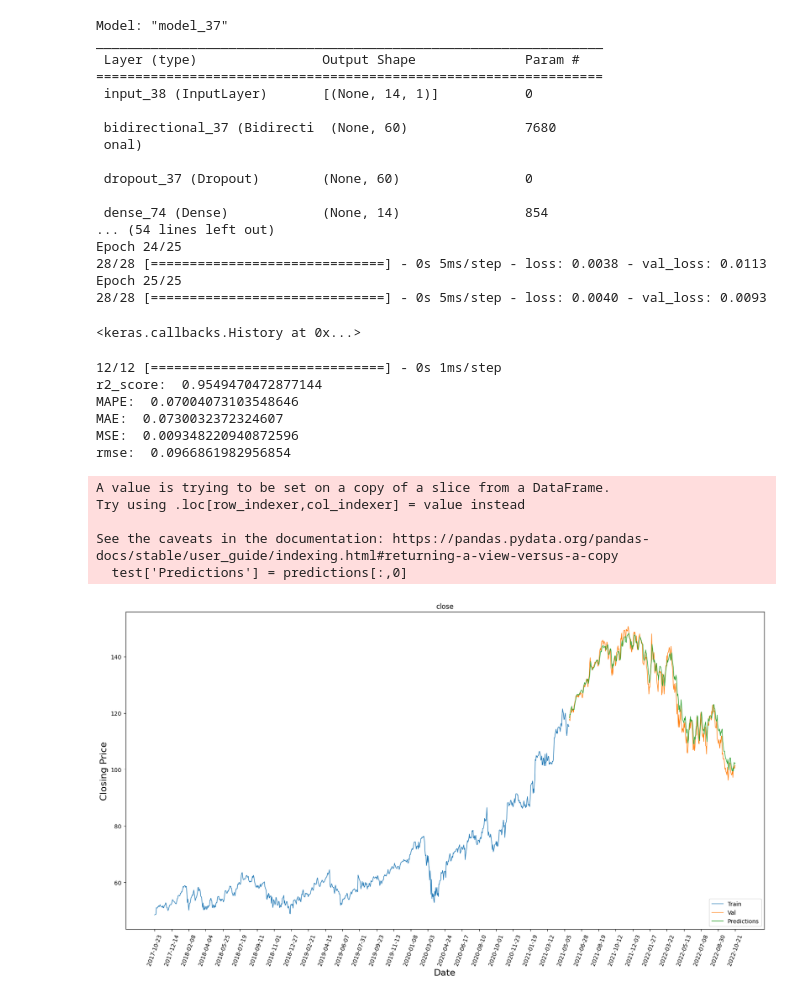
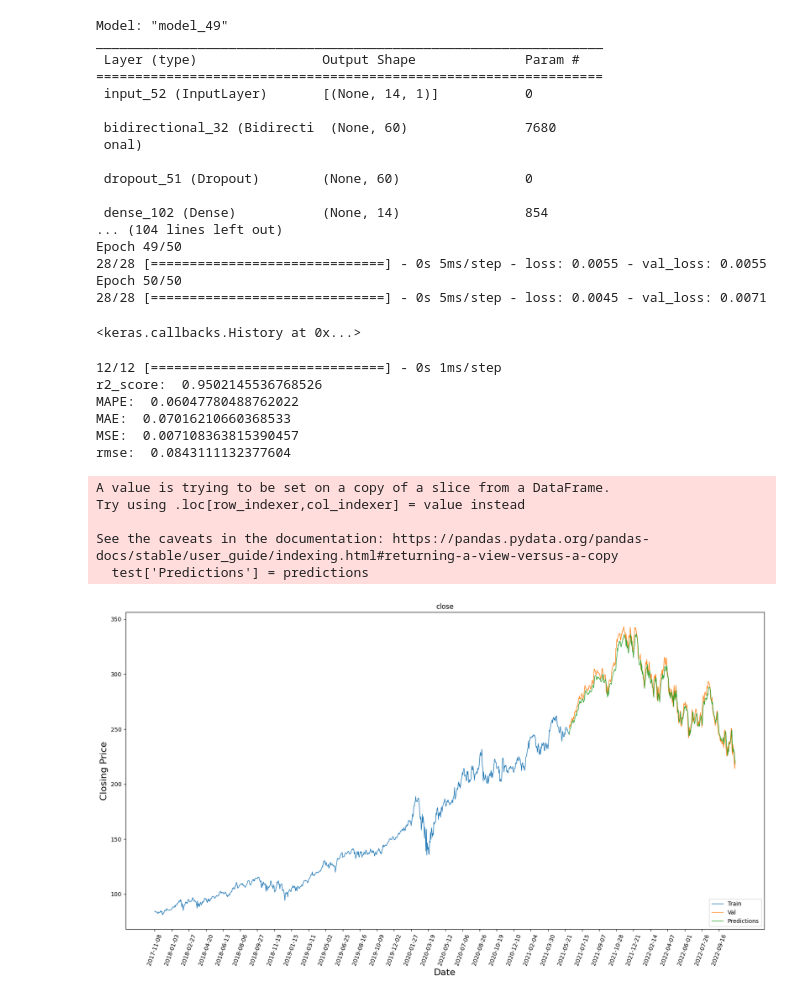
Before and after one commit to limaniner420/PriceActionPredict-ML-DL, a Jupyter notebook: LSTM.ipynb, the cells around one changed output. Cells and saved outputs as stored; diff of their text form; code cells hidden in the pictures.

```diff
--- a/LSTM.ipynb
+++ b/LSTM.ipynb
@@ -11,7 +11,7 @@ from sklearn.metrics import mean_absolute_percentage_error, r2_score, mean_absol
 from sklearn.preprocessing import StandardScaler
 # %%
 file = pd.read_json("data.json")
-data = pd.DataFrame(file['GOOG']['chart'])
+data = pd.DataFrame(file['MSFT']['chart'])
 data.set_index('date',inplace = True)
 data = data.filter(['close'])
 data_len = len(data.values)
@@ -21,14 +21,16 @@ scaler = StandardScaler()
 scaled_data = scaler.fit_transform(data.values)
 test_size = 360
 window = 14
+
 train_data = scaled_data[0:data_len-test_size-window,:]
 x_train = []
 y_train = []
+
 for i in range(window, len(train_data)):
   x_train.append(train_data[i-window:i, :])
   y_train.append(train_data[i, :])
+
 x_train, y_train = np.array(x_train), np.array(y_train)
-x_train = np.reshape(x_train, (x_train.shape[0], x_train.shape[1], feature))
 test_data = scaled_data[data_len-(window+test_size):data_len,:]
 x_test = []
 y_test = []
@@ -37,40 +39,40 @@ for i in range(window, len(test_data)):
   y_test.append(test_data[i, :])
 
 x_test,y_test = np.array(x_test), np.array(y_test)
-x_test = np.reshape(x_test, (x_test.shape[0], x_test.shape[1], feature))
 # %%
 learning_rate = 0.03
-input_model = Input(shape=(window, 1))
+input_model = Input(shape=(window, feature))
 dropout_layer = Dropout(0.2)
 Dense_window = Dense(window)
 Dense_feature = Dense(1)
-LSTM_MODEL = Bidirectional(LSTM(30,activation='tanh'), input_shape=(x_train.shape[1], 1))
+LSTM_MODEL = Bidirectional(LSTM(30,activation='tanh'))
 output_layer1 = LSTM_MODEL(input_model)
 output_layer2 = dropout_layer(output_layer1)
 output_layer3 = Dense_window(output_layer2 )
 output = Dense_feature(output_layer3)
 model = Model(input_model,output)
+
 model.summary()
 model.compile(optimizer = keras.optimizers.Adam(learning_rate=learning_rate), loss='mean_squared_error')
-model.fit(x_train,y_train,validation_data=(x_test,y_test),verbose=1,epochs=25)
+model.fit(x_train,y_train,validation_data=(x_test,y_test),epochs=50)
 # %% [output]
-Model: "model_37"
+Model: "model_49"
 _________________________________________________________________
  Layer (type)                Output Shape              Param #
 =================================================================
- input_38 (InputLayer)       [(None, 14, 1)]           0
+ input_52 (InputLayer)       [(None, 14, 1)]           0
 
- bidirectional_37 (Bidirecti  (None, 60)               7680
+ bidirectional_32 (Bidirecti  (None, 60)               7680
  onal)
 
- dropout_37 (Dropout)        (None, 60)                0
+ dropout_51 (Dropout)        (None, 60)                0
 
- dense_74 (Dense)            (None, 14)                854
-... (54 lines left out)
-Epoch 24/25
-28/28 [==============================] - 0s 5ms/step - loss: 0.0038 - val_loss: 0.0113
-Epoch 25/25
-28/28 [==============================] - 0s 5ms/step - loss: 0.0040 - val_loss: 0.0093
+ dense_102 (Dense)           (None, 14)                854
+... (104 lines left out)
+Epoch 49/50
+28/28 [==============================] - 0s 5ms/step - loss: 0.0055 - val_loss: 0.0055
+Epoch 50/50
+28/28 [==============================] - 0s 5ms/step - loss: 0.0045 - val_loss: 0.0071
 <keras.callbacks.History at 0x...>
 # %%
 predictions = model.predict(x_test)
@@ -79,35 +81,34 @@ print('MAPE: ',mean_absolute_percentage_error(y_test, predictions))
 print('MAE: ', mean_absolute_error(y_test, predictions))
 print('MSE: ', mean_squared_error(y_test, predictions,squared=True))
 print('rmse: ',mean_squared_error(y_test, predictions,squared=False))
-predictions = scaler.inverse_transform(predictions)
 # %% [output]
 12/12 [==============================] - 0s 1ms/step
-r2_score:  0.9549470472877144
-MAPE:  0.07004073103548646
-MAE:  0.0730032372324607
-MSE:  0.009348220940872596
-rmse:  0.0966861982956854
+r2_score:  0.9502145536768526
+MAPE:  0.06047780488762022
+MAE:  0.07016210660368533
+MSE:  0.007108363815390457
+rmse:  0.0843111132377604
 # %%
+predictions = scaler.inverse_transform(predictions)
 train = data[:data_len-test_size]
 test = data[data_len-test_size:data_len]
-test['Predictions'] = predictions[:,0]
-
+test['Predictions'] = predictions
 plt.figure(figsize=(20,10))
 plt.title('close')
 plt.xlabel('Date', fontsize = 16 )
 plt.ylabel('Closing Price', fontsize = 16 )
 plt.plot(train['close'],linewidth=1)
 plt.plot(test[['close','Predictions']],linewidth=1)
 plt.xticks(np.arange(0, len(data.values)+1,37),rotation=70)
 plt.legend(['Train','Val','Predictions'], loc = 'lower right')
 plt.show()
 # %% [output]
 A value is trying to be set on a copy of a slice from a DataFrame.
 Try using .loc[row_indexer,col_indexer] = value instead
 
 See the caveats in the documentation: https://pandas.pydata.org/pandas-docs/stable/user_guide/indexing.html#returning-a-view-versus-a-copy
-  test['Predictions'] = predictions[:,0]
+  test['Predictions'] = predictions
-[figure, old version]
+[figure, new version]
 # %%
 plt.figure(figsize=(20,10))
 plt.xticks(np.arange(0, len(test)+1,27),rotation=70)
```
Also changed, not shown: parts of 1 cell of this notebook.
